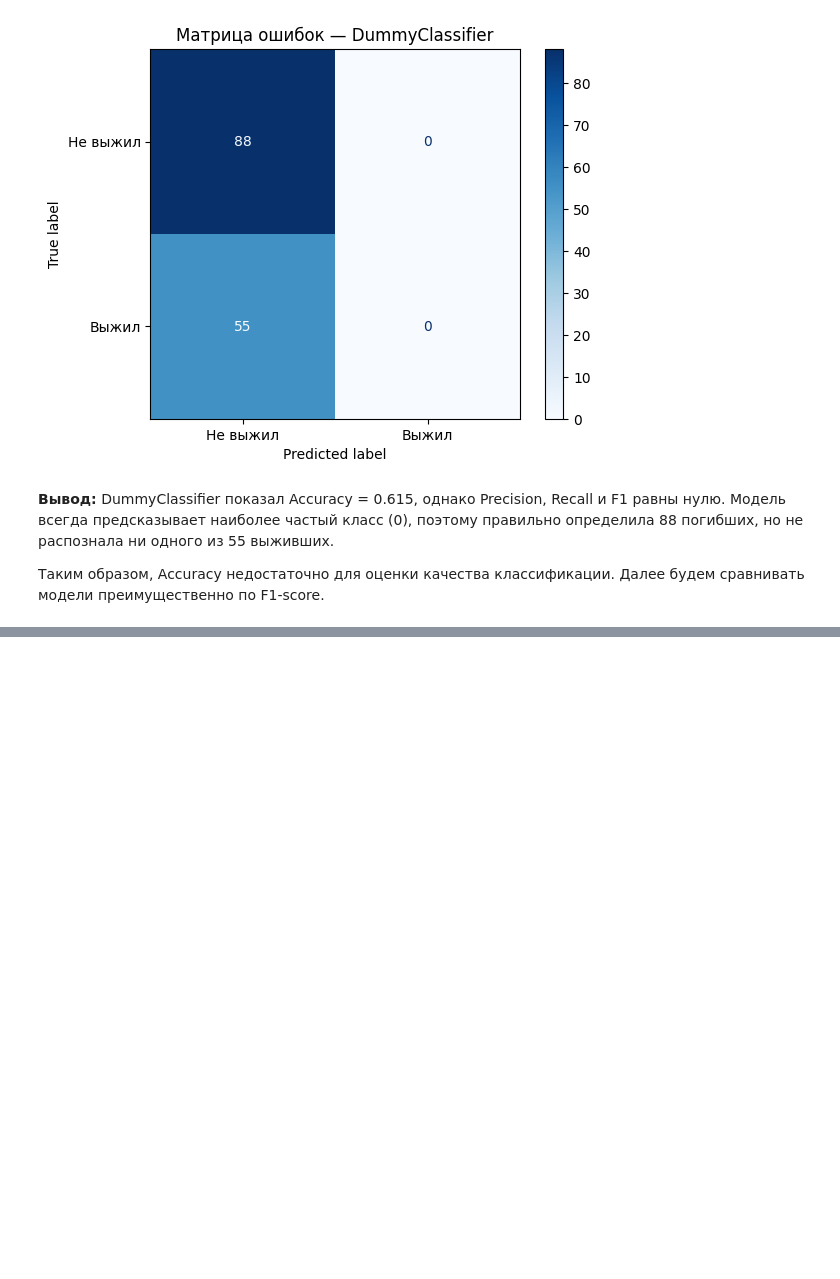
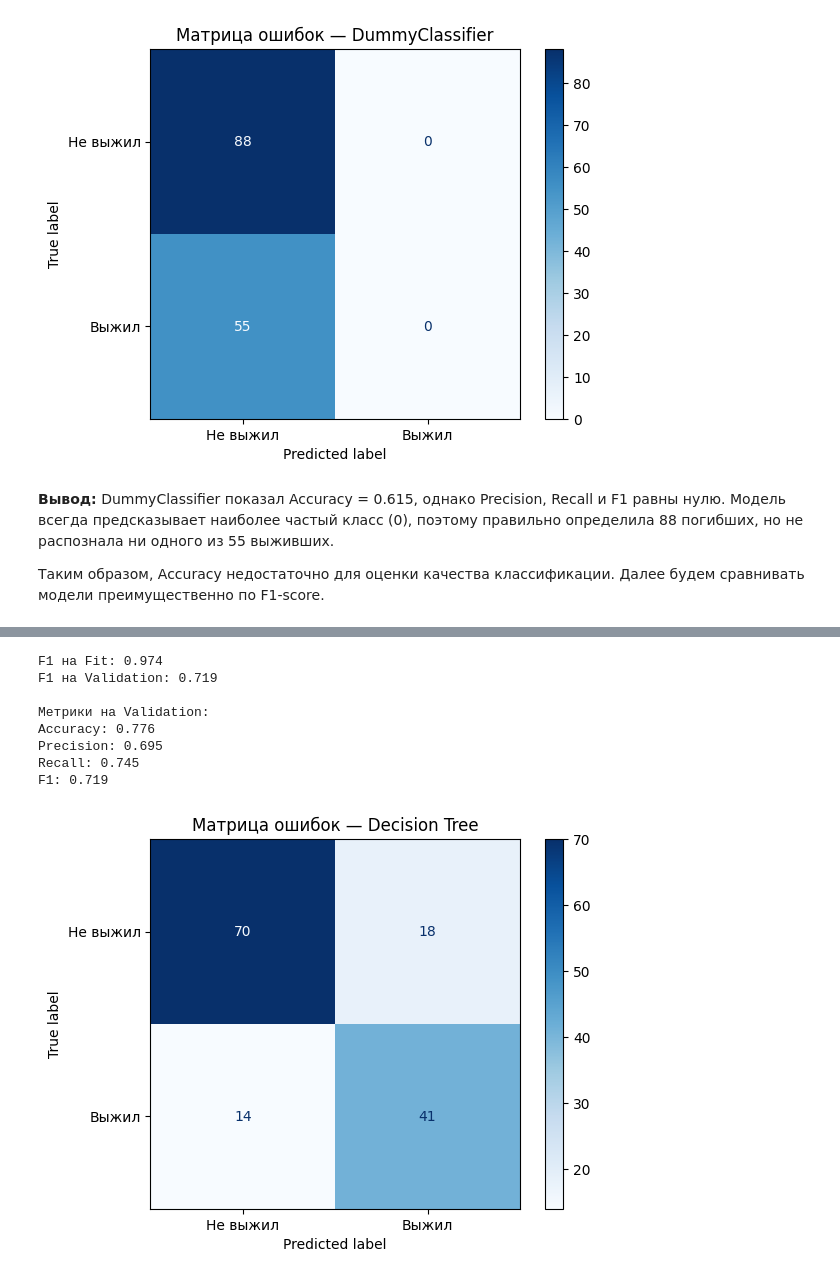
Before and after one commit to stdt106/ml_course_mai, a Jupyter notebook: lab02/lab02.ipynb, the cells around one changed output, grey strips where cells are left out. Saved outputs shown, nothing was run; the diff lists cells and outputs as text; code cells hidden in the pictures; blank space fills up the shorter version.

```diff
--- a/lab02/lab02.ipynb
+++ b/lab02/lab02.ipynb
@@ -249,0 +255,39 @@ F1: 0.0
+# %%
+from sklearn.tree import DecisionTreeClassifier
+
+tree = DecisionTreeClassifier(random_state=42)
+
+tree.fit(X_fit_processed, y_fit)
+
+y_pred_fit = tree.predict(X_fit_processed)
+y_pred_val = tree.predict(X_val_processed)
+
+print("F1 на Fit:", round(f1_score(y_fit, y_pred_fit), 3))
+print("F1 на Validation:", round(f1_score(y_val, y_pred_val), 3))
+
+print("\nМетрики на Validation:")
+print("Accuracy:", round(accuracy_score(y_val, y_pred_val), 3))
+print("Precision:", round(precision_score(y_val, y_pred_val), 3))
+print("Recall:", round(recall_score(y_val, y_pred_val), 3))
+print("F1:", round(f1_score(y_val, y_pred_val), 3))
+
+ConfusionMatrixDisplay.from_predictions(
+    y_val,
+    y_pred_val,
+    labels=[0, 1],
+    display_labels=["Не выжил", "Выжил"],
+    cmap="Blues"
+)
+
+plt.title("Матрица ошибок — Decision Tree")
+plt.show()
+# %% [output]
+F1 на Fit: 0.974
+F1 на Validation: 0.719
+
+Метрики на Validation:
+Accuracy: 0.776
+Precision: 0.695
+Recall: 0.745
+F1: 0.719
+[figure, added]
```
Also changed, not shown: parts of 3 cells of this notebook.
